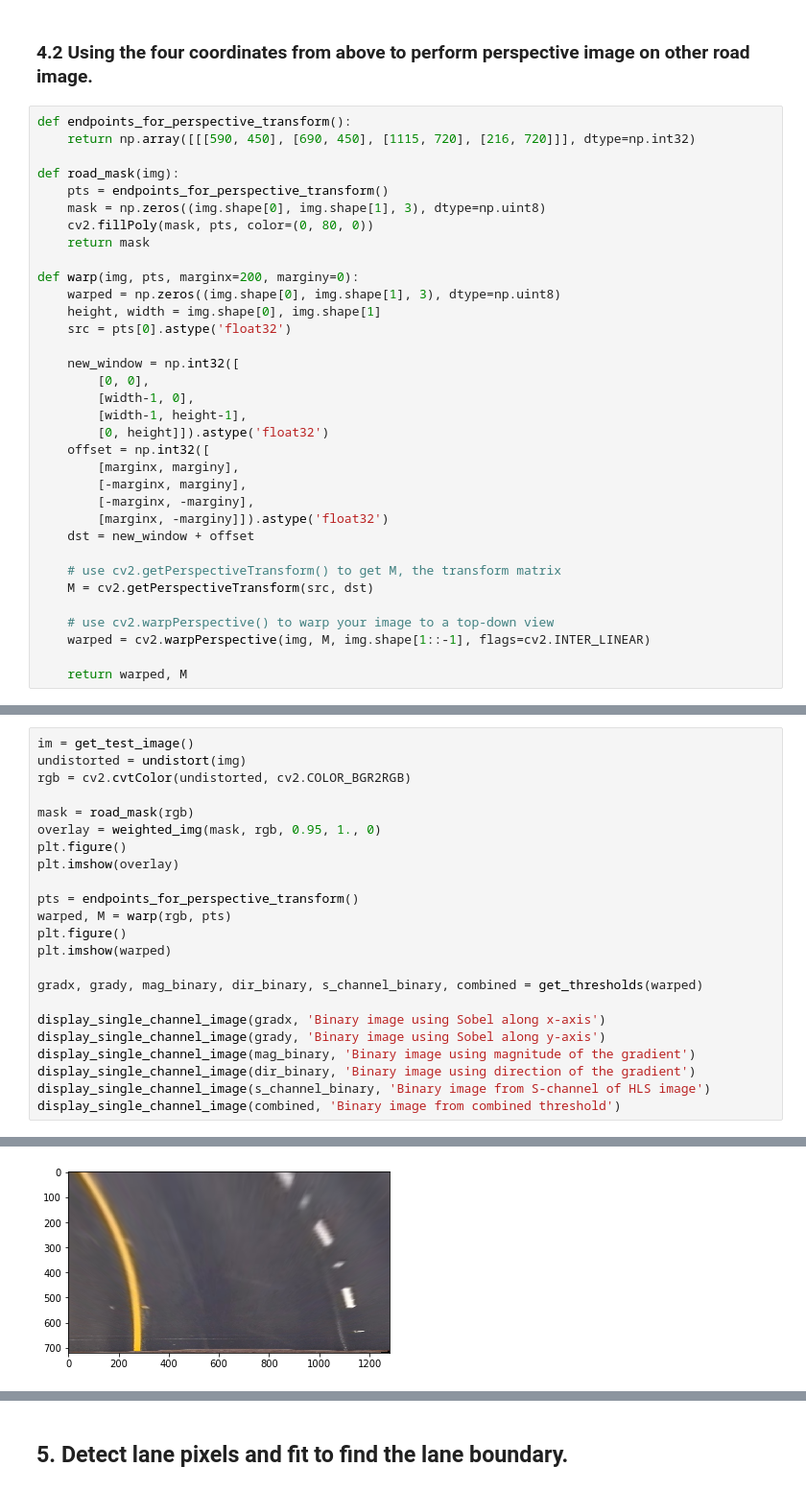
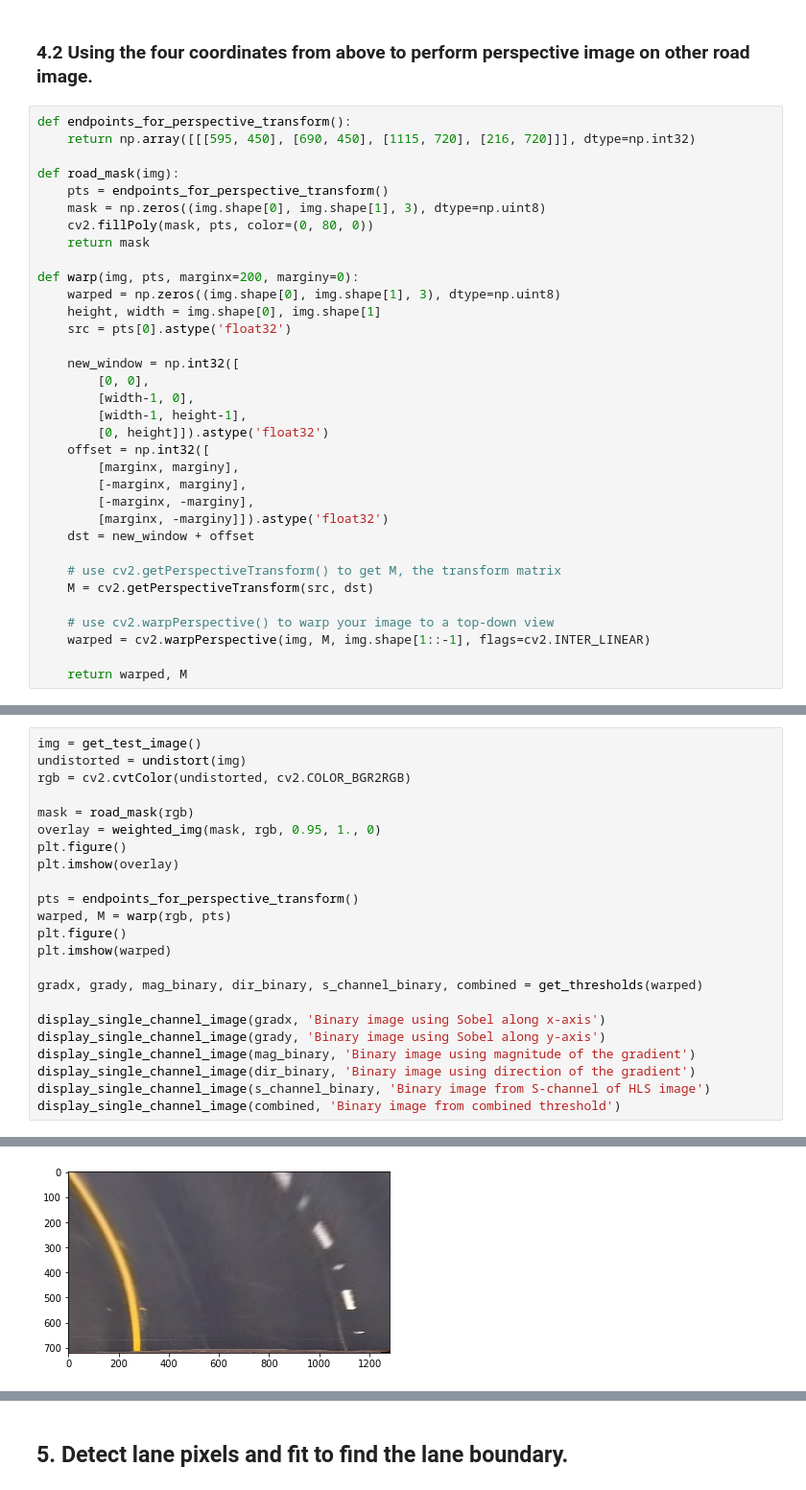
Before and after one commit to udacity/CarND-Advanced-Lane-Lines, a Jupyter notebook: Advanced_Lane_Lines.ipynb, the cells around one changed output, grey strips where cells are left out. Shown at 96% size. Drawn from its saved outputs; the diff is of its cells as text.

Commit message:
Optimizing reference image coordinates a bit

```diff
--- a/Advanced_Lane_Lines.ipynb
+++ b/Advanced_Lane_Lines.ipynb
@@ -274,7 +274,7 @@ plt.plot(X, Y, 'ro-', linewidth=3)
 ### 4.2 Using the four coordinates from above to perform perspective image on other road image.
 # %%
 def endpoints_for_perspective_transform():
-    return np.array([[[590, 450], [690, 450], [1115, 720], [216, 720]]], dtype=np.int32)
+    return np.array([[[595, 450], [690, 450], [1115, 720], [216, 720]]], dtype=np.int32)
 
 def road_mask(img):
     pts = endpoints_for_perspective_transform()
@@ -309,26 +321,26 @@ def warp(img, pts, marginx=200, marginy=0):
 # %%
-im = get_test_image()
+img = get_test_image()
 undistorted = undistort(img)
 rgb = cv2.cvtColor(undistorted, cv2.COLOR_BGR2RGB)
 
 mask = road_mask(rgb)
 overlay = weighted_img(mask, rgb, 0.95, 1., 0)
 plt.figure()
 plt.imshow(overlay)
 
 pts = endpoints_for_perspective_transform()
 warped, M = warp(rgb, pts)
 plt.figure()
 plt.imshow(warped)
 
 gradx, grady, mag_binary, dir_binary, s_channel_binary, combined = get_thresholds(warped)
 
 display_single_channel_image(gradx, 'Binary image using Sobel along x-axis')
 display_single_channel_image(grady, 'Binary image using Sobel along y-axis')
 display_single_channel_image(mag_binary, 'Binary image using magnitude of the gradient')
 display_single_channel_image(dir_binary, 'Binary image using direction of the gradient')
 display_single_channel_image(s_channel_binary, 'Binary image from S-channel of HLS image')
 display_single_channel_image(combined, 'Binary image from combined threshold')
 # %% [output]
 [figure]
-[figure, old version]
+[figure, new version]
```
Also changed, not shown: parts of 4 cells of this notebook.
